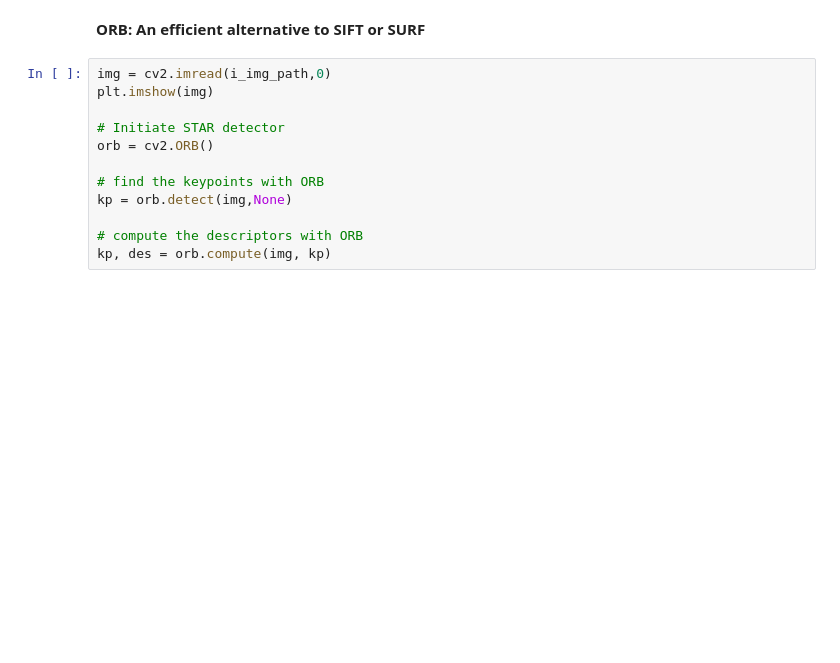
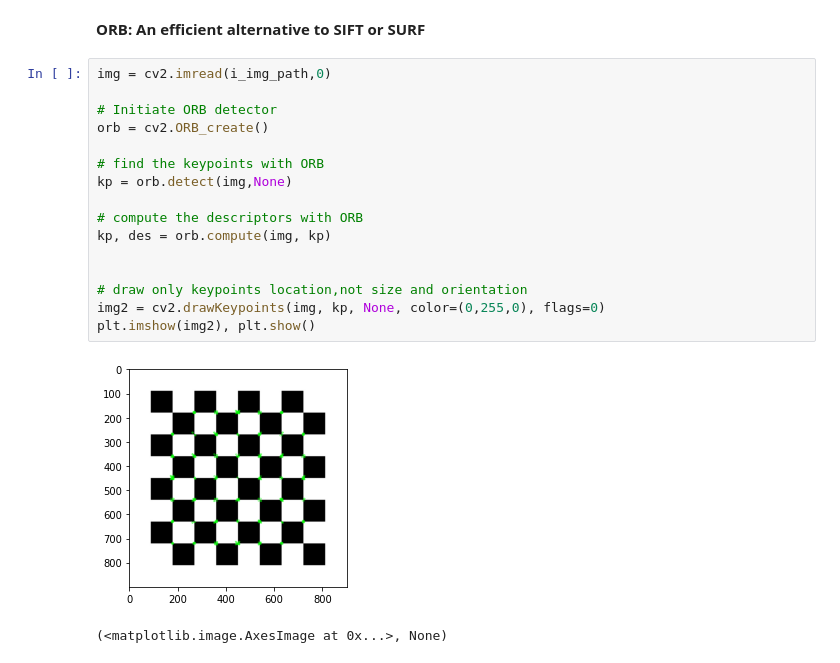
Before and after one commit to rjtshrm/Machion-Vision, a Jupyter notebook: Image_Features.ipynb, the cells around one changed output. Drawn from its saved outputs; the diff is of its cells as text; blank space fills up the shorter version.

```diff
--- a/Image_Features.ipynb
+++ b/Image_Features.ipynb
@@ -46,13 +46,20 @@ Refer: https://www.cs.ubc.ca/~lowe/papers/ijcv04.pdf
 **ORB: An efficient alternative to SIFT or SURF**
 # %%
 img = cv2.imread(i_img_path,0)
-plt.imshow(img)
 
-# Initiate STAR detector
-orb = cv2.ORB()
+# Initiate ORB detector
+orb = cv2.ORB_create()
 
 # find the keypoints with ORB
 kp = orb.detect(img,None)
 
 # compute the descriptors with ORB
 kp, des = orb.compute(img, kp)
+
+
+# draw only keypoints location,not size and orientation
+img2 = cv2.drawKeypoints(img, kp, None, color=(0,255,0), flags=0)
+plt.imshow(img2), plt.show()
+# %% [output]
+[figure, added]
+(<matplotlib.image.AxesImage at 0x...>, None)
```
Also changed, not shown: parts of 2 cells of this notebook.
